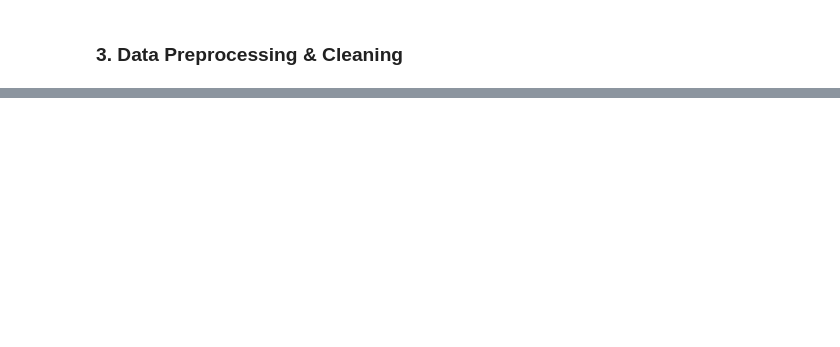
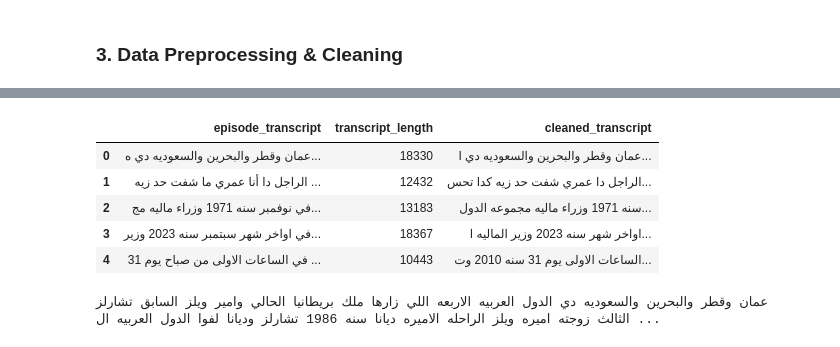
Before and after one commit to OMAR-AHMED-SAAD/NLP_PROJECT_111, a Jupyter notebook: preprocessing.ipynb, the cells around one changed output, grey strips where cells are left out. Drawn from its saved outputs; the diff is of its cells as text; code cells hidden in the pictures; blank space fills up the shorter version.

```diff
--- a/preprocessing.ipynb
+++ b/preprocessing.ipynb
@@ -98,2 +148,23 @@ Name: transcript_length, dtype: float64
 # %% [markdown]
 ### 3. Data Preprocessing & Cleaning
+# %%
+# Cleaning function
+nltk.download('stopwords')
+arabic_stopwords = set(stopwords.words('arabic'))
+
+def clean_arabic_txt(text: str) -> str:
+    """
+    Clean the Arabic text by removing any non-Arabic characters, special tags, timestamps, and stopwords.
+    """
+    text = re.sub(r'\[\d{2}:\d{2}:\d{2}\]', '', text)  # Remove timestamps
+    text = re.sub(r'\[.*?\]', '', text) # Remove special tags like [موسيقى], [ضحك], etc.
+    text = araby.strip_tashkeel(text)
+    text = araby.strip_tatweel(text)
+    text = text.strip()
+    text = ' '.join([word for word in text.split() if word not in arabic_stopwords])
+    return text
+
+# Apply the cleaning function
+df['cleaned_transcript'] = df['episode_transcript'].apply(clean_arabic_txt)
+df.head()
+# %% [output]
@@ -99,0 +174,10 @@ Name: transcript_length, dtype: float64
+|  | episode_transcript | transcript_length | cleaned_transcript |
+| 0 | عمان وقطر والبحرين والسعوديه دي ه... | 18330 | عمان وقطر والبحرين والسعوديه دي ا... |
+| 1 | الراجل دا أنا عمري ما شفت حد زيه ... | 12432 | الراجل دا عمري شفت حد زيه كدا تحس... |
+| 2 | في نوفمبر سنه 1971 وزراء ماليه مج... | 13183 | سنه 1971 وزراء ماليه مجموعه الدول... |
+| 3 | في اواخر شهر سبتمبر سنه 2023 وزير... | 18367 | اواخر شهر سنه 2023 وزير الماليه ا... |
+| 4 | في الساعات الاولى من صباح يوم 31 ... | 10443 | الساعات الاولى يوم 31 سنه 2010 وت... |
+# %%
+print(df.values[0][2])
+# %% [output]
+عمان وقطر والبحرين والسعوديه دي الدول العربيه الاربعه اللي زارها ملك بريطانيا الحالي وامير ويلز السابق تشارلز الثالث زوجته اميره ويلز الراحله الاميره ديانا سنه 1986 تشارلز وديانا لفوا الدول العربيه ال ...
```
Also changed, not shown: parts of 7 cells of this notebook.
